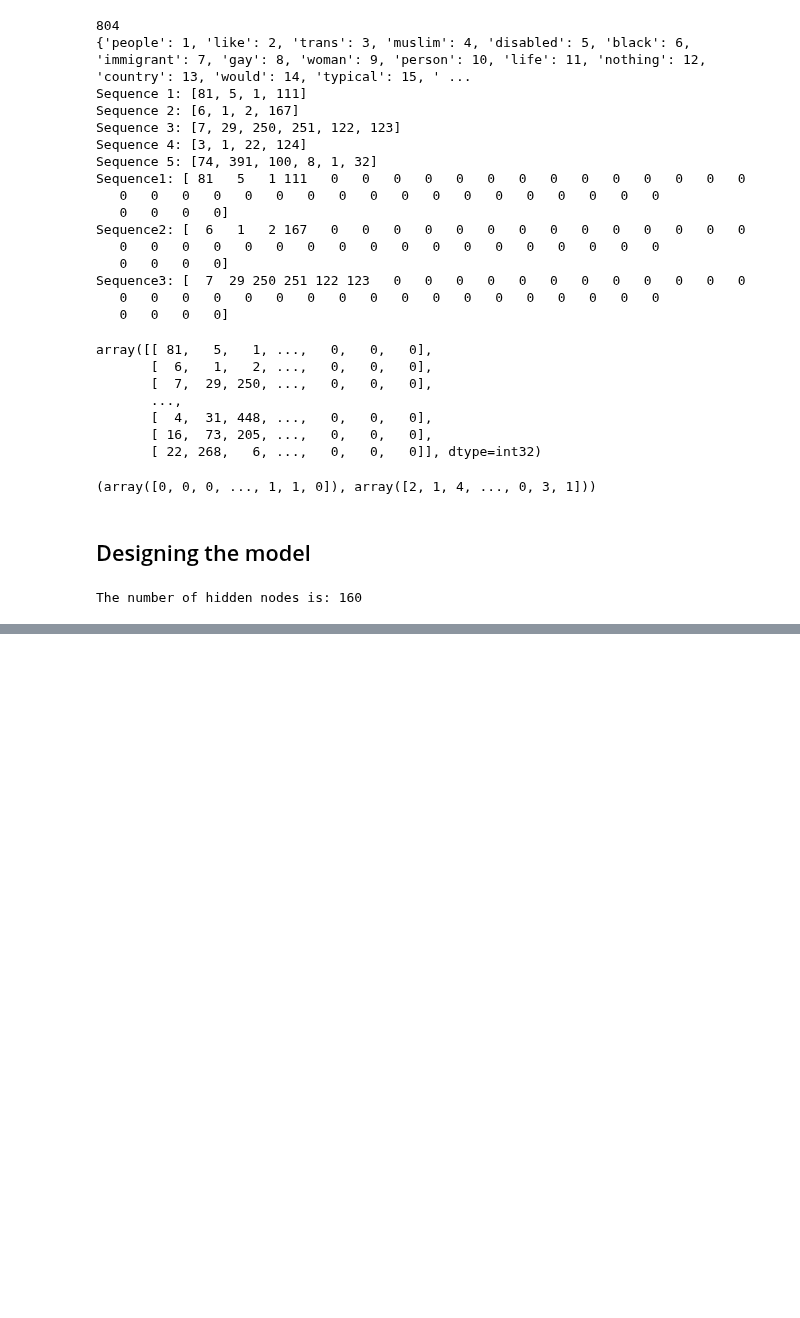
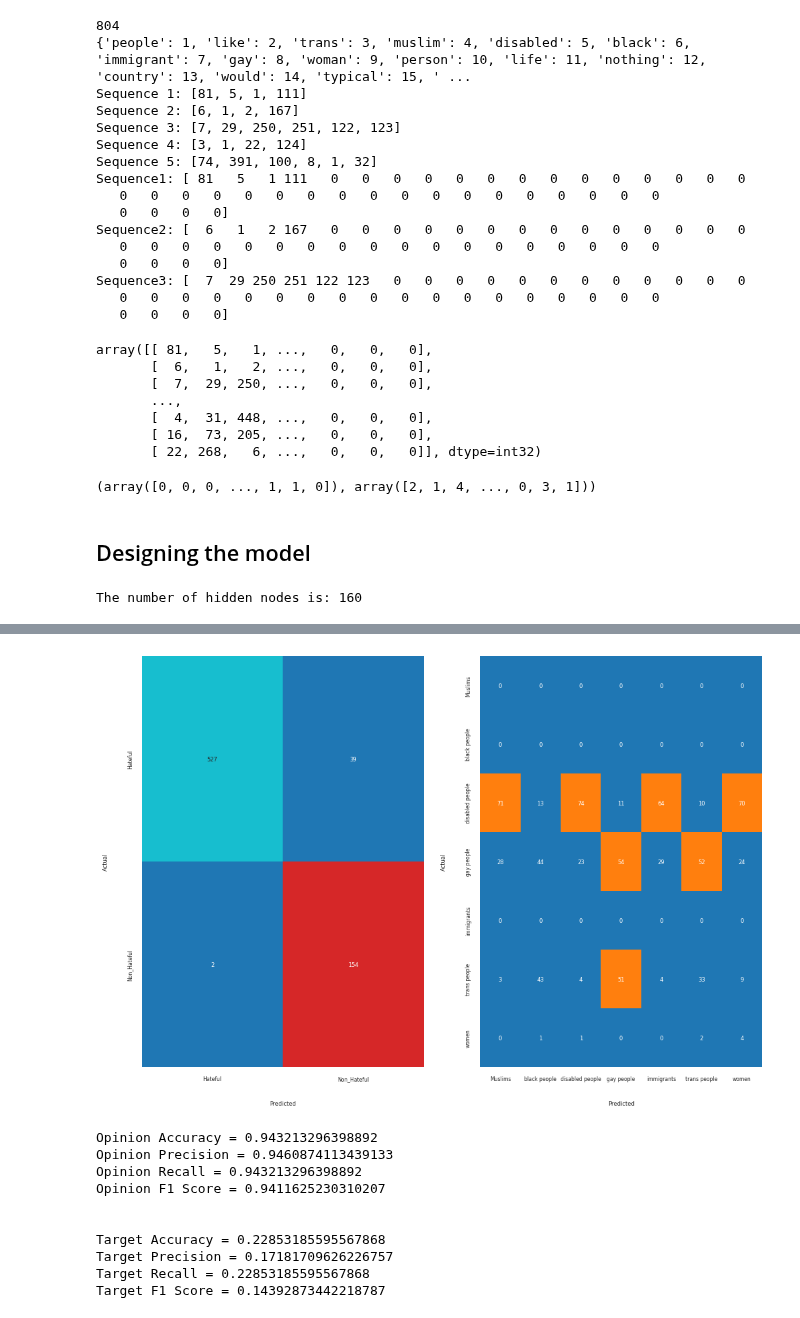
Before and after one commit to SCGlass/deep_learning, a Jupyter notebook: project/project.ipynb, the cells around one changed output, grey strips where cells are left out. Saved outputs shown, nothing was run; the diff lists cells and outputs as text; code cells hidden in the pictures; blank space fills up the shorter version.

```diff
--- a/project/project.ipynb
+++ b/project/project.ipynb
@@ -699,0 +720,3 @@ TypeError: Model.fit() got multiple values for argument 'batch_size'
+# %%
+test_model(model, X_test, y_test)
+# %% [output]
@@ -699,0 +724,11 @@ TypeError: Model.fit() got multiple values for argument 'batch_size'
+[figure, added]
+Opinion Accuracy = 0.943213296398892
+Opinion Precision = 0.9460874113439133
+Opinion Recall = 0.943213296398892
+Opinion F1 Score = 0.9411625230310207
+
+
+Target Accuracy = 0.22853185595567868
+Target Precision = 0.17181709626226757
+Target Recall = 0.22853185595567868
+Target F1 Score = 0.14392873442218787
```
Also changed, not shown: parts of 26 cells of this notebook, 1 other file.
